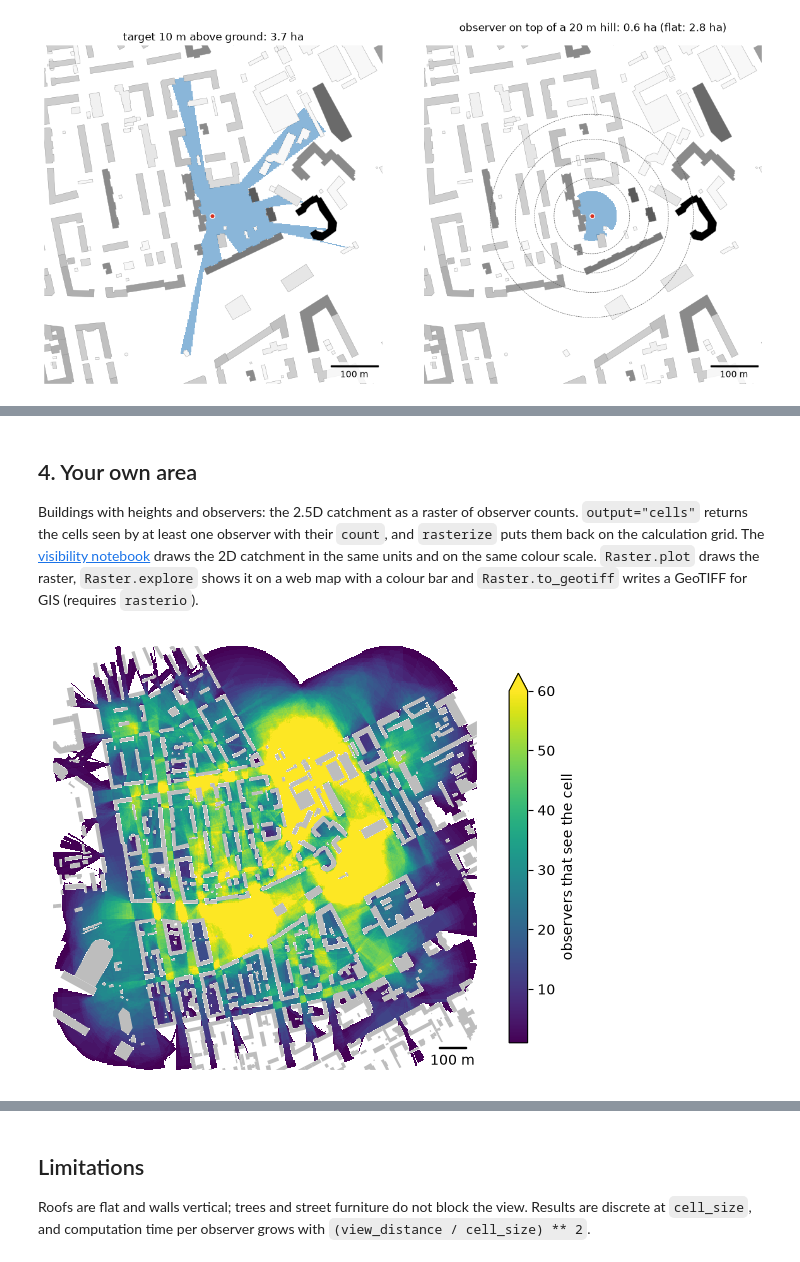
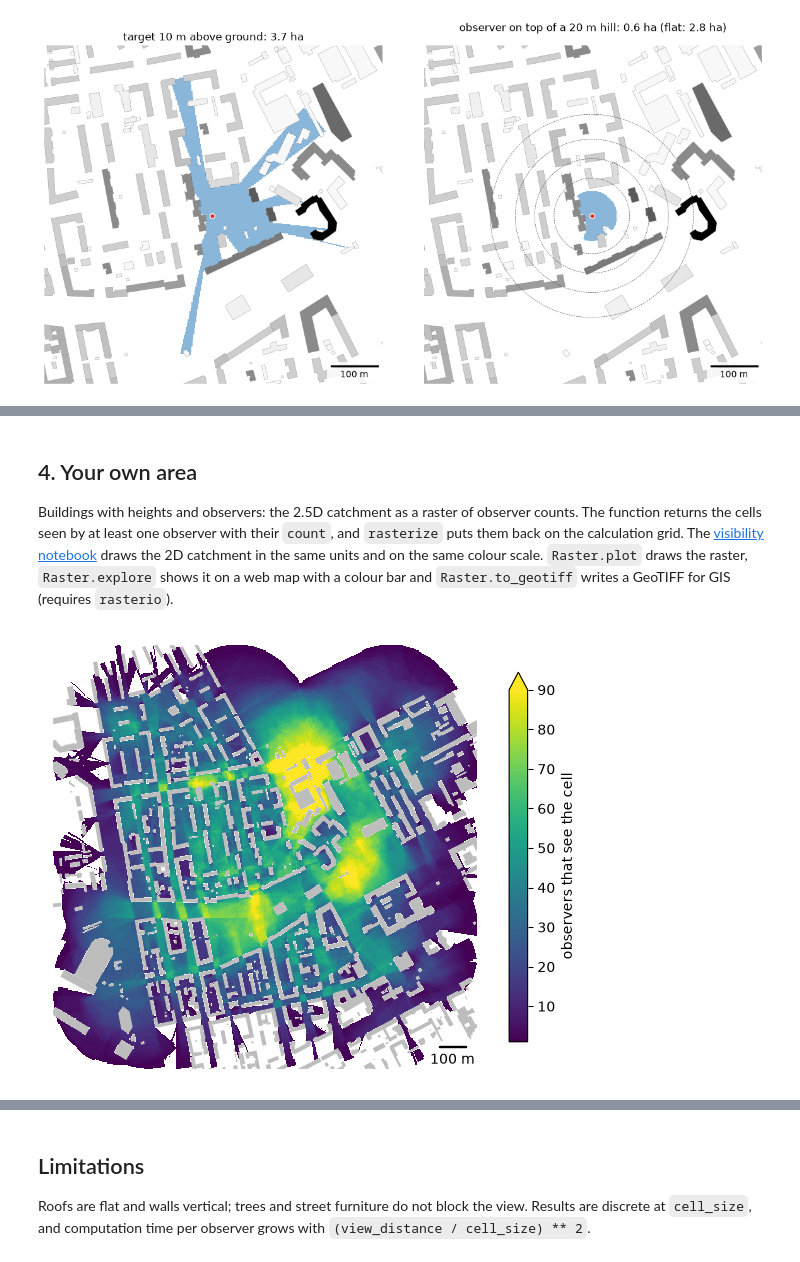
Before and after one commit to IDUclub/ObjectNat, a Jupyter notebook: docs/methods/examples/viewshed.ipynb, the cells around one changed output, grey strips where cells are left out. Saved outputs shown, nothing was run; the diff lists cells and outputs as text; code cells hidden in the pictures.

```diff
--- a/docs/methods/examples/viewshed.ipynb
+++ b/docs/methods/examples/viewshed.ipynb
@@ -214,7 +208,7 @@ plt.show()
 # %% [markdown]
 ## 4. Your own area
 
-Buildings with heights and observers: the 2.5D catchment as a raster of observer counts. `output="cells"` returns
+Buildings with heights and observers: the 2.5D catchment as a raster of observer counts. The function returns
 the cells seen by at least one observer with their `count`, and `rasterize` puts them back on the calculation grid.
 The [visibility notebook](visibility.ipynb) draws the 2D catchment in the same units and on the same colour scale.
 `Raster.plot` draws the raster, `Raster.explore` shows it on a web map with a colour bar and `Raster.to_geotiff`
@@ -222,19 +216,19 @@ writes a GeoTIFF for GIS (requires `rasterio`).
 # %%
 from objectnat import rasterize
 
 my_buildings = wide_scene  # your footprints with heights or storeys (see HEIGHTS)
 my_observers = observers    # your observers, also around the area, e.g. get_observer_points(urban_graph, spacing=15)
 
 cells = get_viewshed_catchment(my_observers, my_buildings, view_distance=250, cell_size=4, target_height=10,
-                               output="cells", **HEIGHTS)
+                               **HEIGHTS)
 seen = rasterize(cells, "count")
 fig, ax = plt.subplots(figsize=(7, 6))
-im = seen.plot(ax=ax, cmap="viridis", vmin=1, vmax=60)
+im = seen.plot(ax=ax, cmap="viridis", vmin=1, vmax=90)
 my_buildings.clip(shapely.box(*seen.bounds)).plot(ax=ax, color="#bdbdbd", linewidth=0)
 map_extent(ax, seen.bounds, outline=False)
 fig.colorbar(im, ax=ax, shrink=0.8, extend="max", label="observers that see the cell")
 plt.show()
 # seen.to_geotiff("my_viewshed_count.tif")  # for GIS
 # %% [output]
-[figure, old version]
+[figure, new version]
 # %%
```
Also changed, not shown: parts of 5 cells of this notebook, 12 other files.
